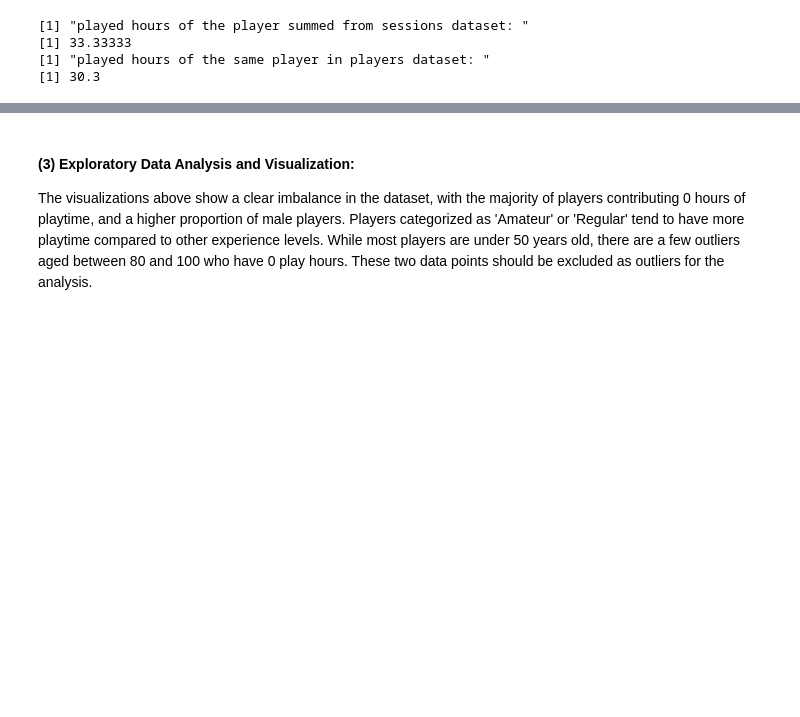
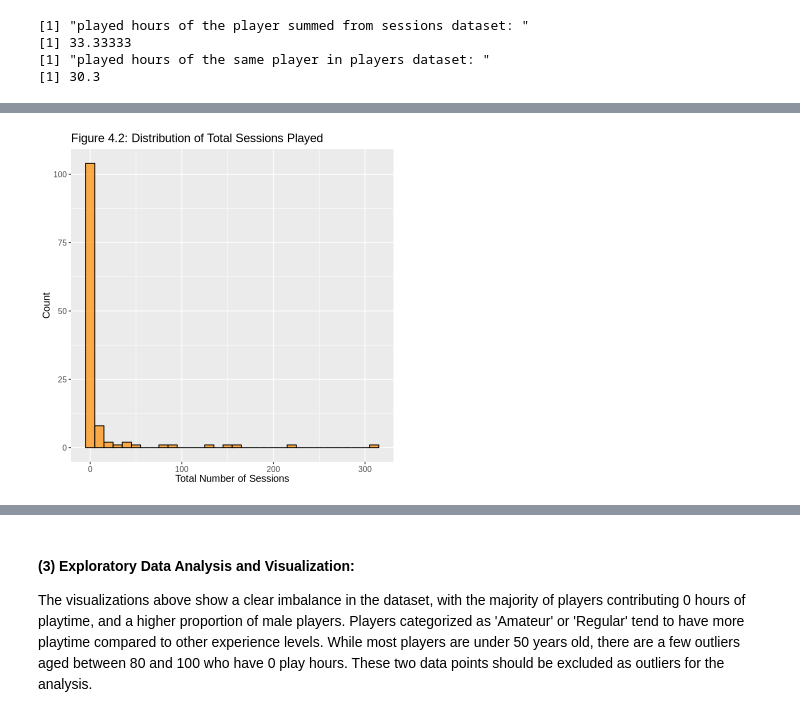
Before and after one commit to JosFen/Data-Science-Project-on-Minecraft-players-on-PlaiAI, a Jupyter notebook: project_final.ipynb, the cells around one changed output, grey strips where cells are left out. Drawn from its saved outputs; the diff is of its cells as text; code cells hidden in the pictures; blank space fills up the shorter version.

```diff
--- a/project_final.ipynb
+++ b/project_final.ipynb
@@ -232,0 +240,10 @@ ggplot(combined_play_data, aes(x = played_hours)) +
+# %%
+# Histogram for sessions_played
+ggplot(combined_play_data, aes(x = sessions_played)) +
+  geom_histogram(binwidth = 10, fill = "darkorange", color = "black", alpha = 0.7) +
+  labs(title = "Figure 4.2: Distribution of Total Sessions Played",
+       x = "Total Number of Sessions",
+       y = "Count") +
+  theme(text = element_text(size = 12))
+# %% [output]
+[figure, added]
```
Also changed, not shown: parts of 20 cells of this notebook.
